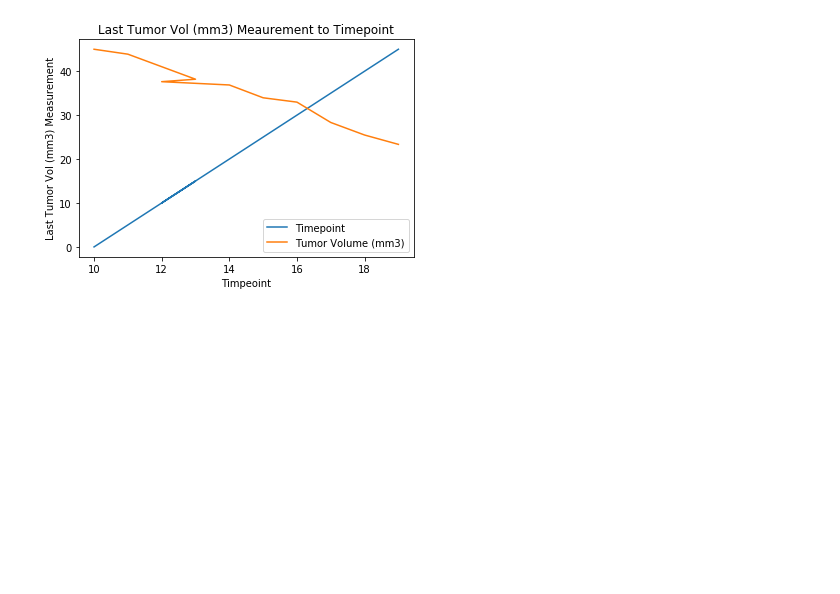
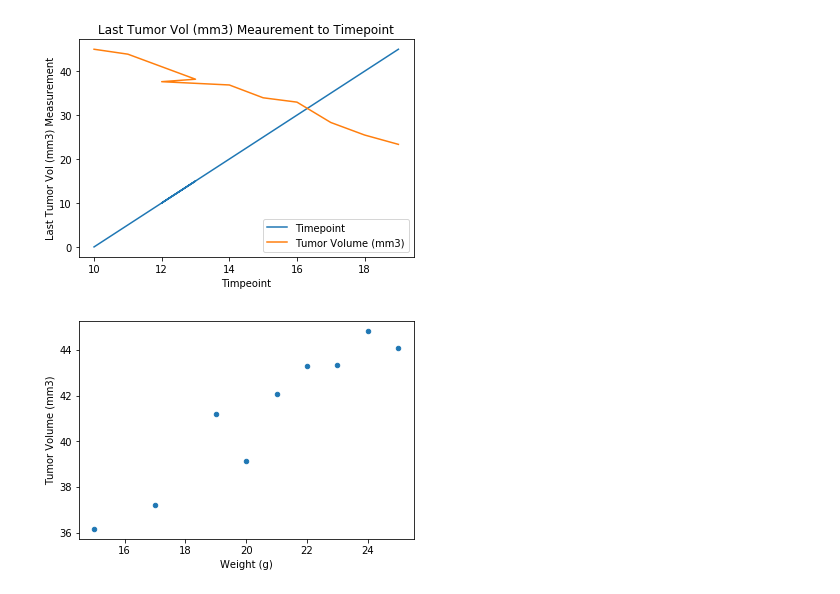
Before and after one commit to bhernan2/matplotlib-challenge, a Jupyter notebook: Pymaceuticals/pymaceuticals_starter.ipynb, the cells around one changed output. Saved outputs shown, nothing was run; the diff lists cells and outputs as text; code cells hidden in the pictures; blank space fills up the shorter version.

Commit message:
added scatter plot

```diff
--- a/Pymaceuticals/pymaceuticals_starter.ipynb
+++ b/Pymaceuticals/pymaceuticals_starter.ipynb
@@ -269,4 +269,18 @@ Text(0, 0.5, 'Last Tumor Vol (mm3) Measurement')
 # %%
 # Generate a scatter plot of mouse weight versus average tumor volume for the Capomulin regimen
 scatter_capomulin = merged_mouse_study[merged_mouse_study["Drug Regimen"].isin(["Capomulin"])]
-df = four_regimes[["Mouse ID","Weight (g)", "Tumor Volume (mm3)"]]
+capomulin_df = drug_regimes[["Mouse ID","Weight (g)", "Tumor Volume (mm3)"]]
+#sort by weight (g) and ascend true
+capomulin_sorted = scatter_capomulin.sort_values(["Weight (g)"], ascending=True)
+capomulin_plot = scatter_capomulin.reset_index()
+#group data by avg weight using .groupby and .mean
+capomulin_grouped = capomulin_plot.groupby("Weight (g)")["Tumor Volume (mm3)"].mean()
+
+#create df for scatter plot
+capomulin_grouped_df = pd.DataFrame(capomulin_grouped).reset_index()
+
+#finally create the scatter plot!
+capomulin_scatter_plot = capomulin_grouped_df.plot(kind="scatter", x="Weight (g)", y="Tumor Volume (mm3)")
+plt.show()
+# %% [output]
+[figure, added]
```
Also changed, not shown: parts of 5 cells of this notebook.
